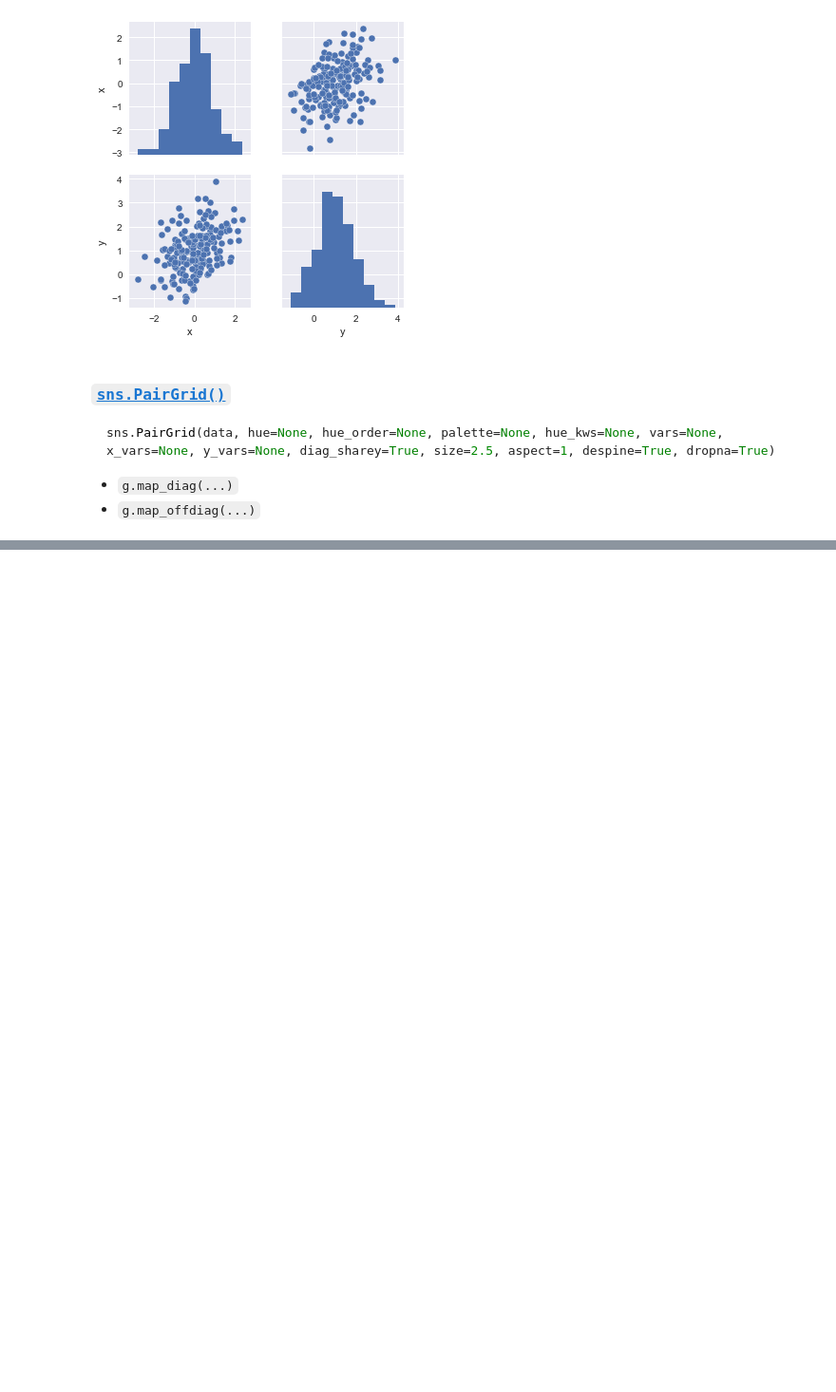
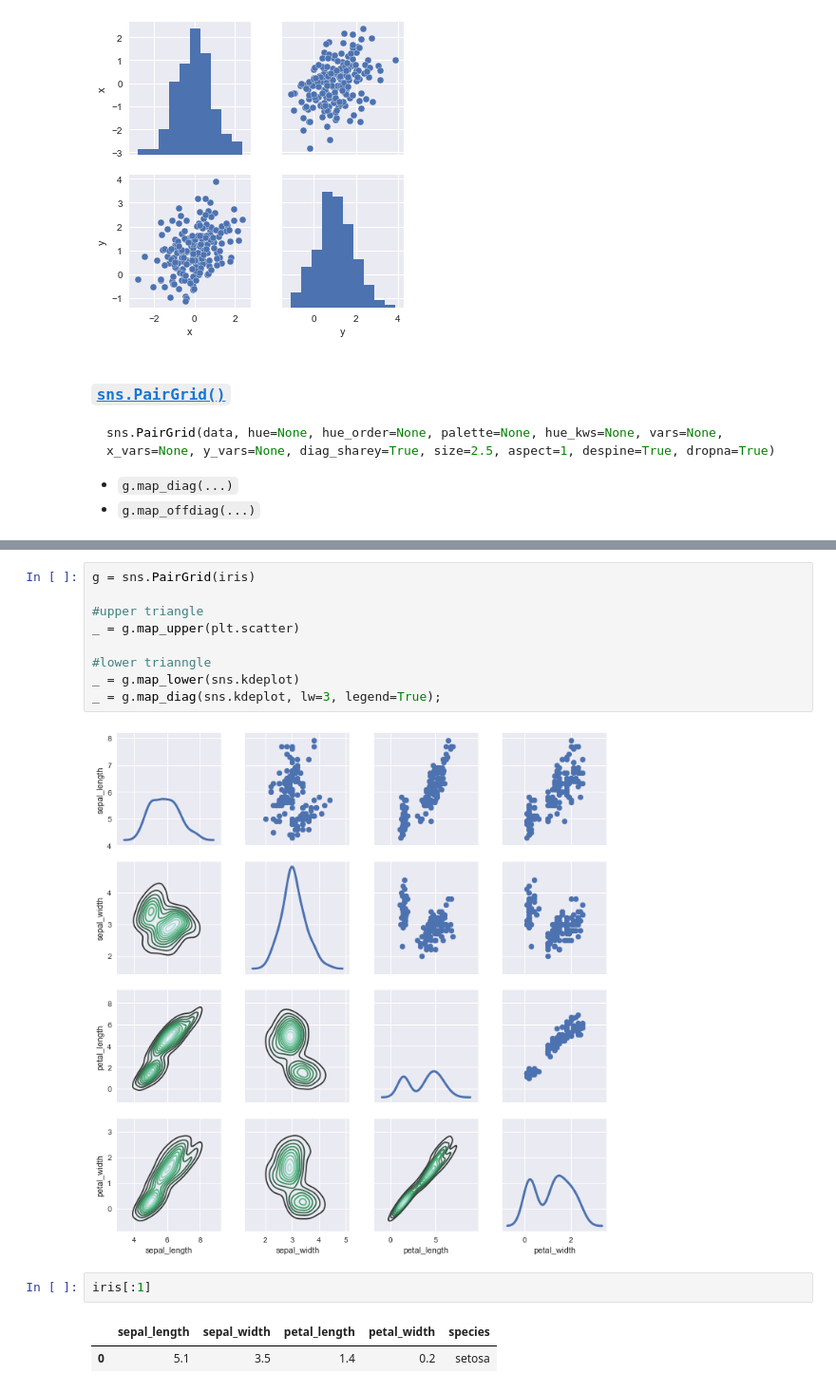
Before and after one commit to WarmingWang/reptiles_gh, a Jupyter notebook: Machine Learning/seaborn/ch02S01_Plotting_functions__Visualizing_distribution.ipynb, the cells around one changed output, grey strips where cells are left out. Shown at 95% size. Cells and saved outputs as stored; diff of their text form; blank space fills up the shorter version.

```diff
--- a/Machine Learning/seaborn/ch02S01_Plotting_functions__Visualizing_distribution.ipynb
+++ b/Machine Learning/seaborn/ch02S01_Plotting_functions__Visualizing_distribution.ipynb
@@ -190,0 +215,16 @@ g.map_offdiag(sns.kdeplot, cmap="Blues_d", n_levels=6);
+# %%
+g = sns.PairGrid(iris)
+
+#upper triangle
+_ = g.map_upper(plt.scatter)
+
+#lower trianngle
+_ = g.map_lower(sns.kdeplot)
+_ = g.map_diag(sns.kdeplot, lw=3, legend=True);
+# %% [output]
+[figure, added]
+# %%
+iris[:1]
+# %% [output]
+|  | sepal_length | sepal_width | petal_length | petal_width | species |
+| 0 | 5.1 | 3.5 | 1.4 | 0.2 | setosa |
```
Also changed, not shown: parts of 10 cells of this notebook, 1 other file.
